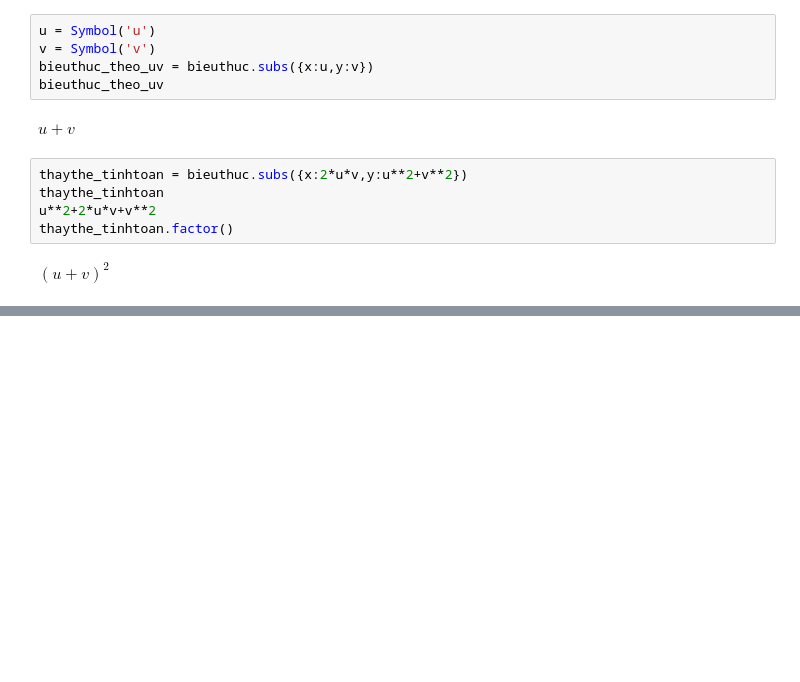
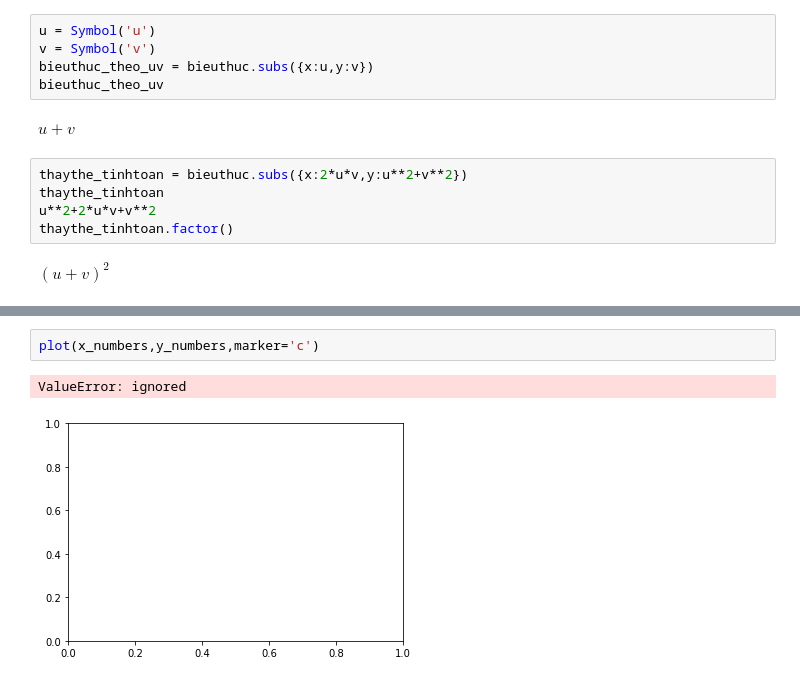
Before and after one commit to HoHoangQuan/THtoancaocap, a Jupyter notebook: Baitapchuong2.ipynb, the cells around one changed output, grey strips where cells are left out. Drawn from its saved outputs; the diff is of its cells as text; blank space fills up the shorter version.

```diff
--- a/Baitapchuong2.ipynb
+++ b/Baitapchuong2.ipynb
@@ -47,0 +120,5 @@ NameError: ignored
+# %%
+plot(x_numbers,y_numbers,marker='c')
+# %% [output]
+ValueError: ignored
+[figure, added]
```
Also changed, not shown: parts of 44 cells of this notebook.
